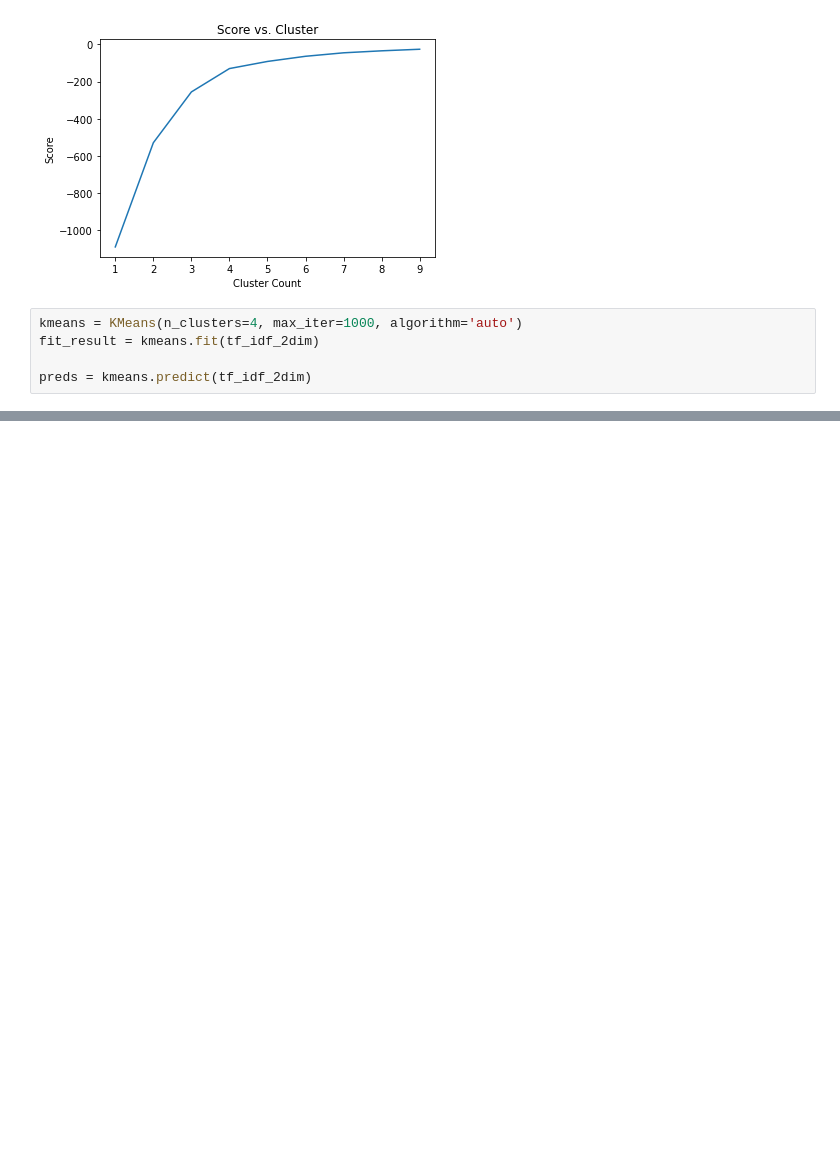
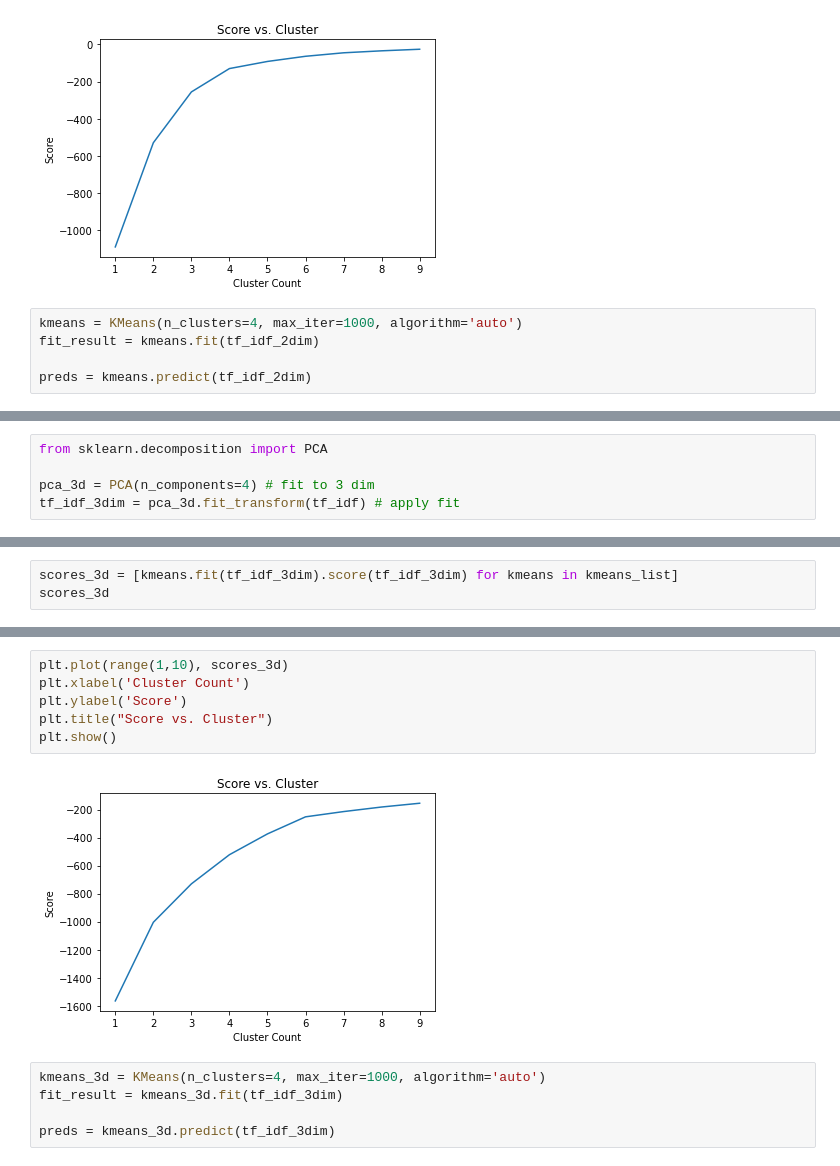
Before and after one commit to nicholasosaka/enron-clustering, a Jupyter notebook: clustering.ipynb, the cells around one changed output, grey strips where cells are left out. Cells and saved outputs as stored; diff of their text form; blank space fills up the shorter version.

```diff
--- a/clustering.ipynb
+++ b/clustering.ipynb
@@ -104,0 +185,5 @@ plt.scatter(tf_idf_2dim[:, 0], tf_idf_2dim[:, 1], c=preds, s=50, cmap='viridis')
+# %%
+from sklearn.decomposition import PCA
+
+pca_3d = PCA(n_components=4) # fit to 3 dim
+tf_idf_3dim = pca_3d.fit_transform(tf_idf) # apply fit
@@ -104,0 +205,3 @@ plt.scatter(tf_idf_2dim[:, 0], tf_idf_2dim[:, 1], c=preds, s=50, cmap='viridis')
+# %%
+scores_3d = [kmeans.fit(tf_idf_3dim).score(tf_idf_3dim) for kmeans in kmeans_list]
+scores_3d
@@ -104,0 +218,13 @@ plt.scatter(tf_idf_2dim[:, 0], tf_idf_2dim[:, 1], c=preds, s=50, cmap='viridis')
+# %%
+plt.plot(range(1,10), scores_3d)
+plt.xlabel('Cluster Count')
+plt.ylabel('Score')
+plt.title("Score vs. Cluster")
+plt.show()
+# %% [output]
+[figure, added]
+# %%
+kmeans_3d = KMeans(n_clusters=4, max_iter=1000, algorithm='auto')
+fit_result = kmeans_3d.fit(tf_idf_3dim)
+
+preds = kmeans_3d.predict(tf_idf_3dim)
```
Also changed, not shown: parts of 27 cells of this notebook.
